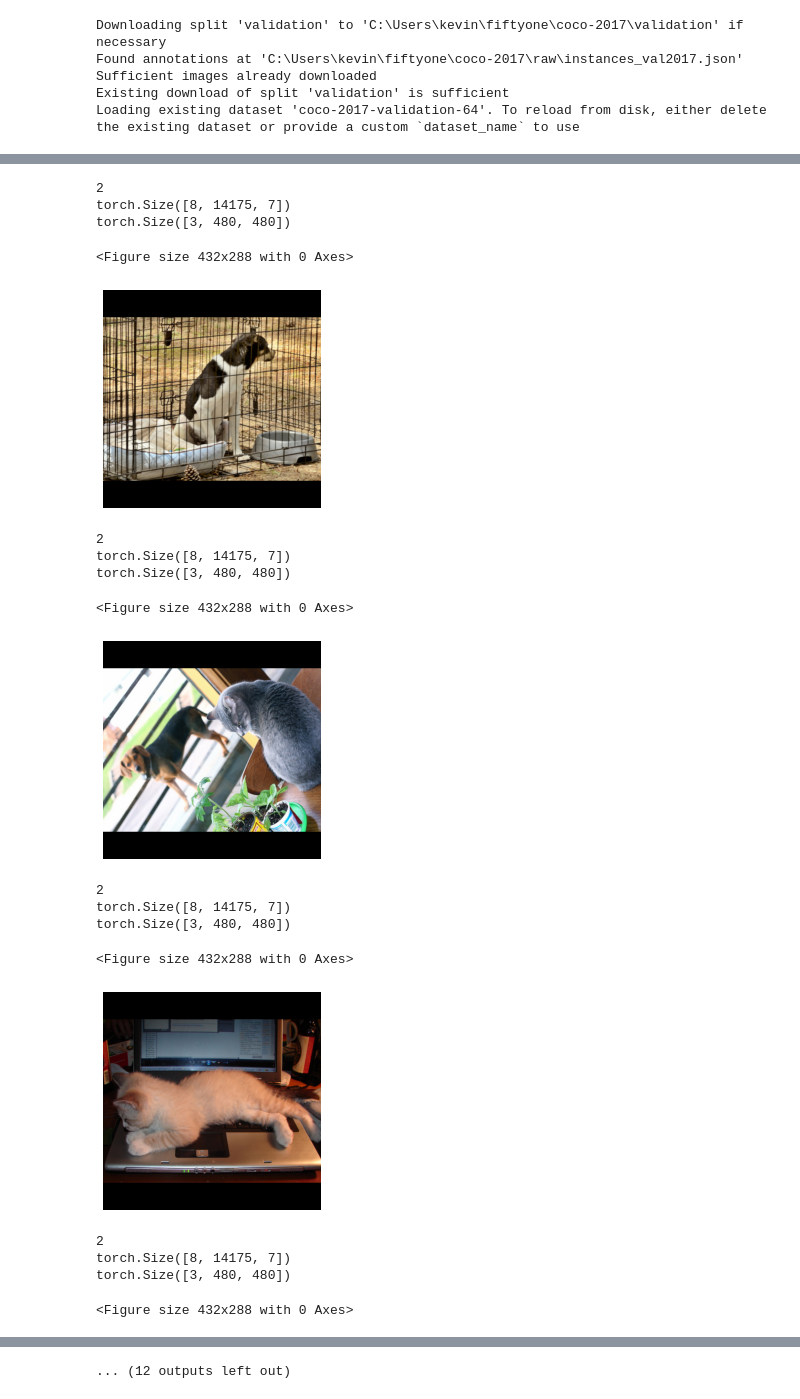
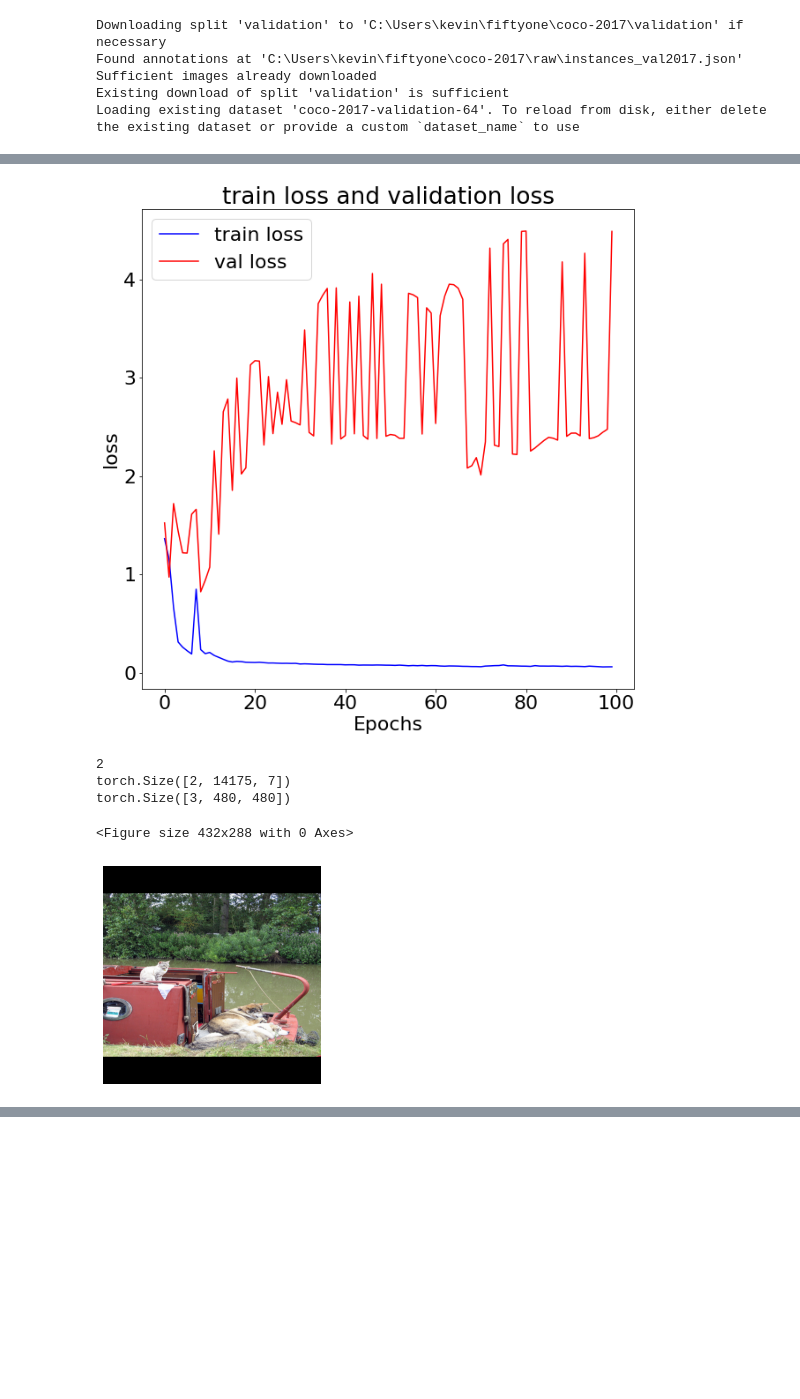
Before and after one commit to KevinZhoutianyi/251B_final, a Jupyter notebook: test.ipynb, the cells around one changed output, grey strips where cells are left out. Cells and saved outputs as stored; diff of their text form; code cells hidden in the pictures; blank space fills up the shorter version.

Commit message:
fix the train bug, add the save data

```diff
--- a/test.ipynb
+++ b/test.ipynb
@@ -51,8 +51,8 @@ dataset_train.persistent = True
 dataset_validation.persistent = True
 view_train = dataset_train.filter_labels("ground_truth", F("label").is_in(("cat", "dog")))
 view_val = dataset_validation.filter_labels("ground_truth", F("label").is_in(("cat", "dog")))
-view_train = view_train.take(128, seed=63)
-view_val = view_val.take(64, seed=63)
+view_train = view_train.take(2, seed=61)
+view_val = view_val.take(2, seed=61)
 
 fil_classes = ["cat", "dog"]
 device = torch.device('cuda:0')
@@ -68,7 +68,7 @@ org_w = 640
 org_h = 480
 scaling_factor = 640/480
 
-batch_size = 8
+batch_size = 2
 
 transform = transforms.Compose([transforms.Resize((int(org_h/scaling_factor), int(org_w/scaling_factor))),
                                 transforms.Pad((0, int((org_w - org_h)/(2*scaling_factor)),0,int((org_w - org_h)/(2*scaling_factor)))),
@@ -88,13 +88,14 @@ loss_fcn = ComputeLoss(model)
 train_loss_list = []
 val_loss_list = []
 # Add predictions to samples\
-epochs = 10
+epochs = 100
 for epoch in range(epochs):
     #training
     tot_loss = 0
     count = 0
     for images, targets in loader_train:
         model.train()
+        optimizer.zero_grad()
         images = images.to(device)
         targets = targets.to(device)
         preds = model(images)
@@ -105,7 +106,7 @@ for epoch in range(epochs):
         optimizer.step()
 
     #save the model each 50 epochs
-    if epoch%5==0 and epoch!=0:
+    if epoch%50==0 and epoch!=0:
         torch.save(model,'./models/model'+str(epoch)+'.pt')
     print('training',epoch, tot_loss.item()/count)
     train_loss_list.append(tot_loss.item()/count)
@@ -118,13 +119,16 @@ for epoch in range(epochs):
         targets = targets.to(device)
         with torch.no_grad():
             preds = model(images)
-        loss, loss_parts = loss_fcn(preds, targets)
-        tot_loss += loss / batch_size
+            loss, loss_parts = loss_fcn(preds, targets)
+            tot_loss += loss / batch_size
         count += 1
     print('validation',epoch, tot_loss.item()/count)
     val_loss_list.append(tot_loss.item()/count)
 
 torch.save(model,'./models/final'+'.pt')
 
+from util import my_load,my_save
+my_save('trainloss',train_loss_list)
+my_save('validationloss',val_loss_list)
 
 #  TODO: val code, val dataloader, save model, save training loss
@@ -131,6 +153,8 @@ torch.save(model,'./models/final'+'.pt')
 # %%
 from util import plot
-plot(train_loss_list[:],val_loss_list,'train loss','val loss','loss','train loss and validation loss')
+plot(train_loss_list,val_loss_list,'train loss','val loss','loss','train loss and validation loss')
+# %% [output]
+[figure, added]
 # %%
 from util import my_img_plot
 import gc
@@ -141,33 +165,19 @@ model = torch.load('./models/final.pt').to(device)
 # %%
 
 model.eval()
-for images, targets in loader_val:
+for images, targets in loader_train:
     # for image in images:
     images = images.to(device)
     with torch.no_grad():
         pred = model(images)
         print(len(pred))
         print(pred[0].shape)
         print(images[0].shape)
         my_img_plot(pred[0],images[0],fil_classes,1)
     # break
 # %% [output]
 2
-torch.Size([8, 14175, 7])
+torch.Size([2, 14175, 7])
 torch.Size([3, 480, 480])
 <Figure size 432x288 with 0 Axes>
-[figure, old version]
+[figure, new version]
-2
-torch.Size([8, 14175, 7])
-torch.Size([3, 480, 480])
-<Figure size 432x288 with 0 Axes>
-[figure, removed]
-2
-torch.Size([8, 14175, 7])
-torch.Size([3, 480, 480])
-<Figure size 432x288 with 0 Axes>
-[figure, removed]
-2
-torch.Size([8, 14175, 7])
-torch.Size([3, 480, 480])
-<Figure size 432x288 with 0 Axes>
@@ -175 +183,0 @@ torch.Size([3, 480, 480])
-... (12 outputs left out)
```
Also changed, not shown: parts of 2 cells of this notebook, 4 other files.
